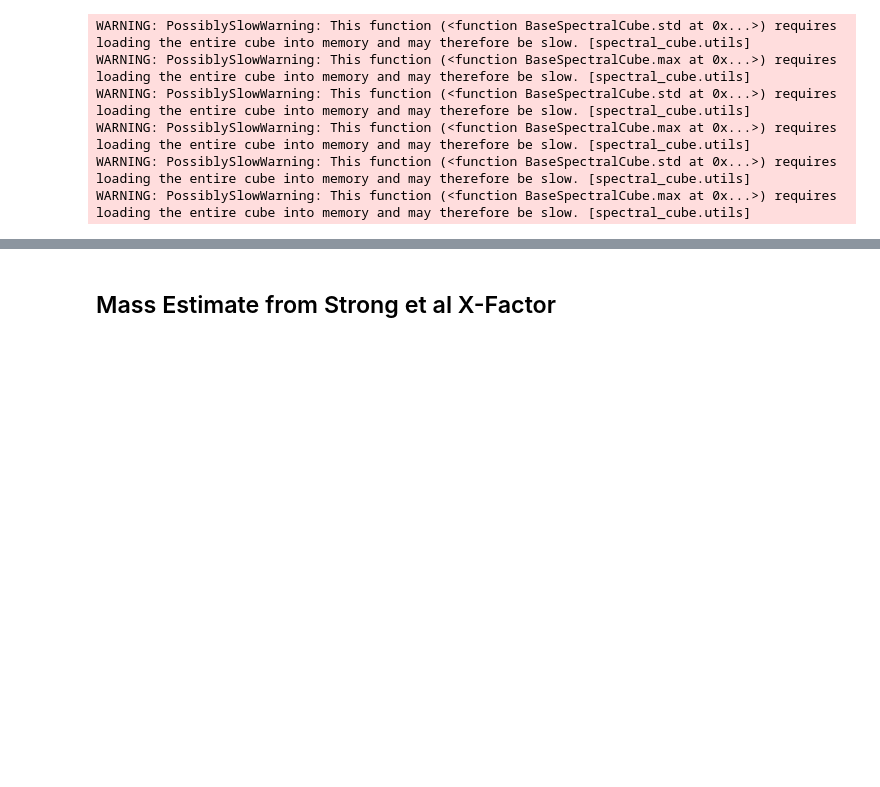
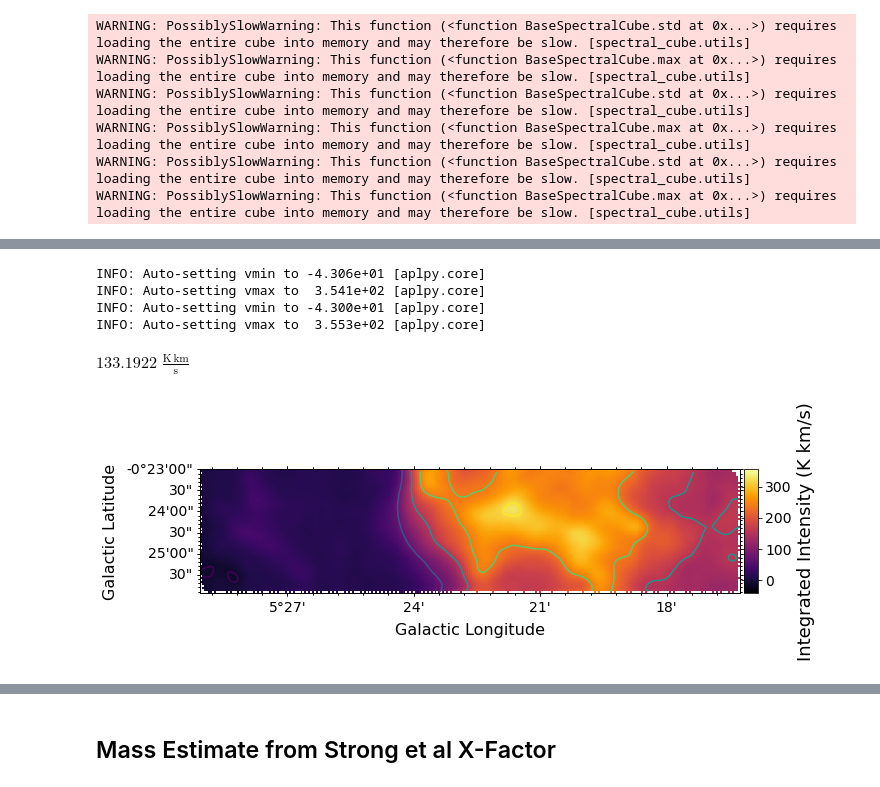
Before and after one commit to SpacialTree/clouds-g5-b1, a Jupyter notebook: lte_mass_estimate.ipynb, the cells around one changed output, grey strips where cells are left out. Saved outputs shown, nothing was run; the diff lists cells and outputs as text; code cells hidden in the pictures; blank space fills up the shorter version.

```diff
--- a/lte_mass_estimate.ipynb
+++ b/lte_mass_estimate.ipynb
@@ -81,3 +97,21 @@ INFO: Auto-setting vmax to  7.397e+02 [aplpy.core]
+# %%
+cube17b_0 = cube_17.spectral_slab(15*u.km/u.s, 50*u.km/u.s).moment0()#.with_mask(mask_17).moment0()
+cube17b_0.quicklook()
+cube17b_0.FITSFigure.show_colorscale(cmap='inferno')
+cube17b_0.FITSFigure.colorbar.set_axis_label_text('Integrated Intensity (K km/s)')
+cube17b_0.FITSFigure.show_contour(cube17b_0.hdu, returnlevels=True)
+cube17b_0.FITSFigure.colorbar.set_axis_label_font(size=18)
+cube17b_0.FITSFigure.colorbar.set_font(size=14)
+cube17b_0.FITSFigure.axis_labels.set_font(size=16)
+cube17b_0.FITSFigure.tick_labels.set_font(size=14)
+np.nanmean(cube17b_0)
+# %% [output]
+INFO: Auto-setting vmin to -4.306e+01 [aplpy.core]
+INFO: Auto-setting vmax to  3.541e+02 [aplpy.core]
+INFO: Auto-setting vmin to -4.300e+01 [aplpy.core]
+INFO: Auto-setting vmax to  3.553e+02 [aplpy.core]
+$133.1922 \; \mathrm{\frac{K\,km}{s}}$
+[figure, added]
 # %%
 cube29_0 = cube_29.spectral_slab(15*u.km/u.s, 225*u.km/u.s).with_mask(mask_29).moment0()
 cube29_0.quicklook()
```
Also changed, not shown: parts of 35 cells of this notebook.
